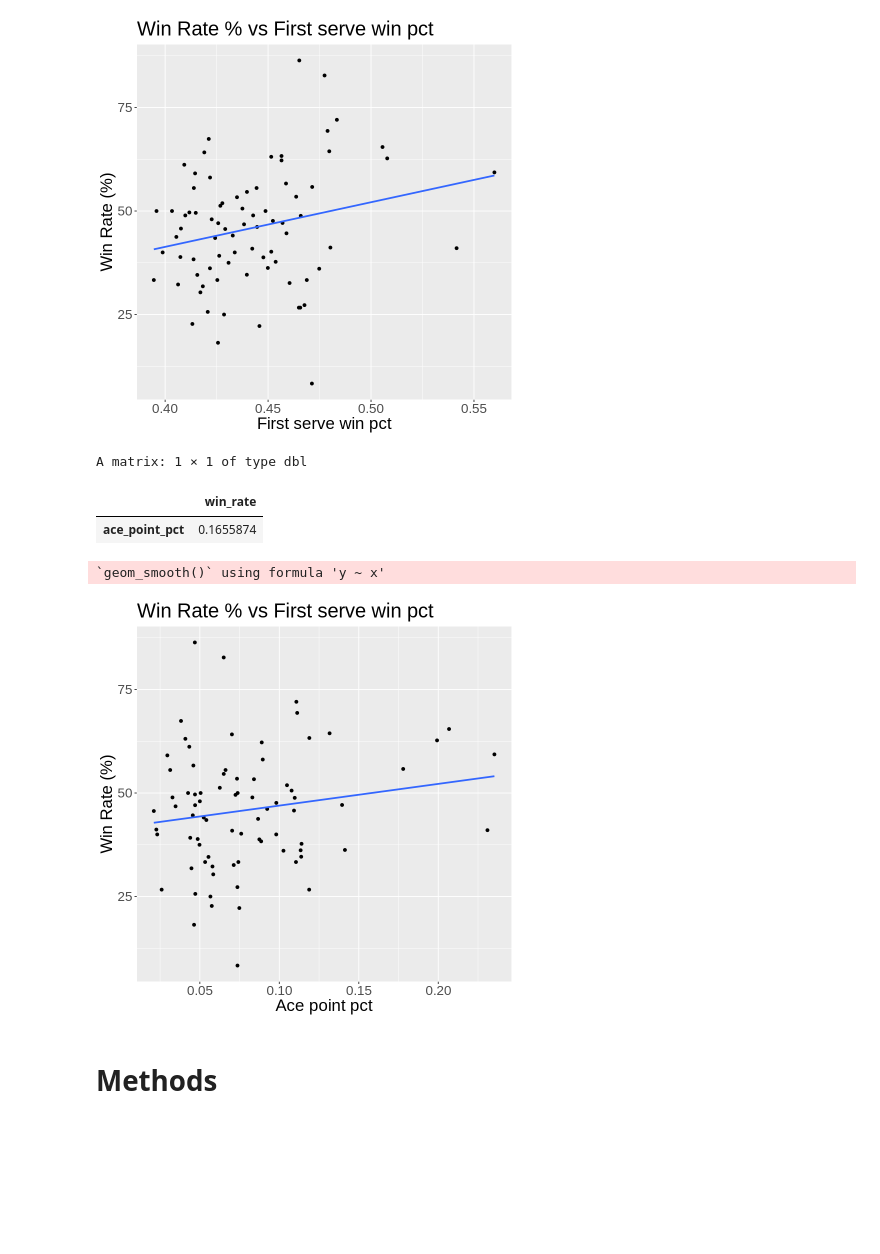
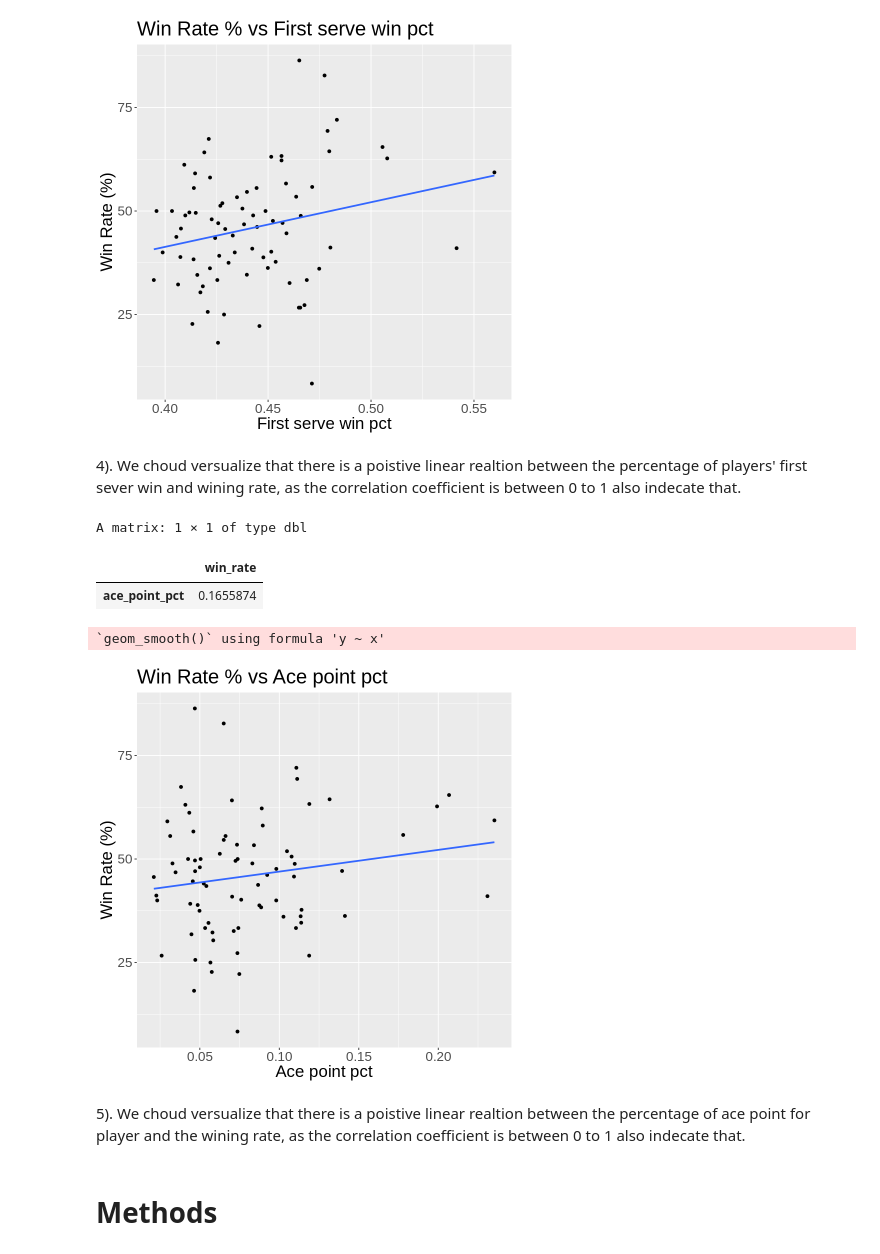
Before and after one commit to SimonYYL/DSCI_100_group19_group_project, a Jupyter notebook: project_proposal_final.ipynb, the cells around one changed output. Saved outputs shown, nothing was run; the diff lists cells and outputs as text; code cells hidden in the pictures; blank space fills up the shorter version.

```diff
--- a/project_proposal_final.ipynb
+++ b/project_proposal_final.ipynb
@@ -252,26 +234,30 @@ A matrix: 1 × 1 of type dbl
 | first_serve_win_pct | 0.2336128 |
 `geom_smooth()` using formula 'y ~ x'
 [figure]
+# %% [markdown]
+4). We choud versualize that there is a poistive linear realtion between the percentage of players' first sever win and wining rate, as the correlation coefficient is between 0 to 1 also indecate that.
 # %%
 # exploratory data analysis plot:
 exploratory_data_analysis_plot_5 <- ggplot(player_train, aes(x = ace_point_pct,y=win_rate)) +
     geom_point() +
     xlab("Ace point pct") +
     ylab("Win Rate (%)") +
     theme(text = element_text(size = 20)) +
     geom_smooth(method = "lm", se = FALSE) +
-    ggtitle("Win Rate % vs First serve win pct")
+    ggtitle("Win Rate % vs Ace point pct")
 x <- select(player_train, ace_point_pct)
 y <- select(player_train, win_rate)
 c_l_4 <- cor(x, y,  method = "pearson", use = "complete.obs")
 c_l_4
 exploratory_data_analysis_plot_5
 # %% [output]
 A matrix: 1 × 1 of type dbl
 |  | win_rate |
 | ace_point_pct | 0.1655874 |
 `geom_smooth()` using formula 'y ~ x'
-[figure, old version]
+[figure, new version]
+# %% [markdown]
+5). We choud versualize that there is a poistive linear realtion between the percentage of ace point for player and the wining rate, as the correlation coefficient is between 0 to 1 also indecate that.
 # %% [markdown]
 # Methods
 # %% [markdown]
```
Also changed, not shown: parts of 1 cell of this notebook.
